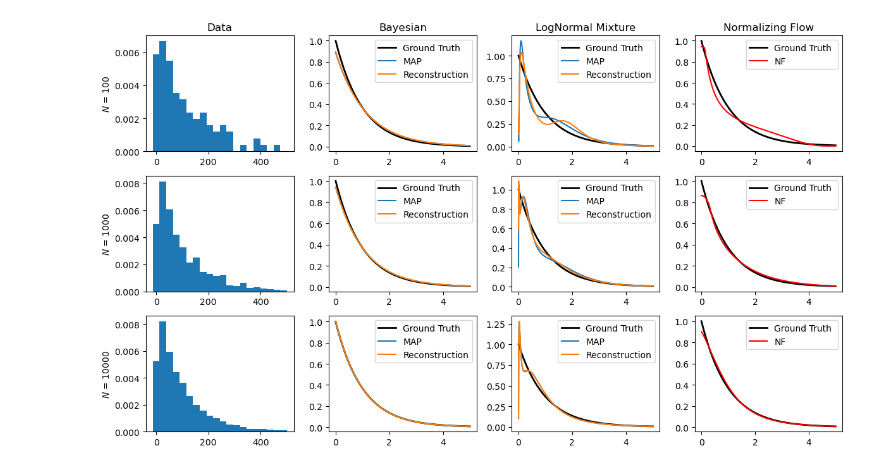
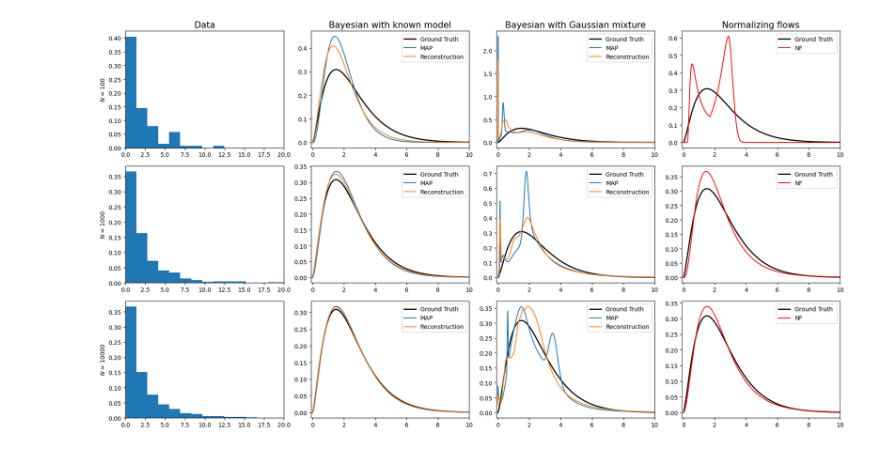
Before and after one commit to PessoaP/NFdeconvolve, a Jupyter notebook: F3.ipynb, the cells around one changed output. Drawn from its saved outputs; the diff is of its cells as text; code cells hidden in the pictures.

Commit message:
paper figures

```diff
--- a/F3.ipynb
+++ b/F3.ipynb
@@ -12 +9,4 @@ scale_gt=1
+# %%
+expo_scale = 1
+shape,scale=10/4,1
 # %%
@@ -19,13 +17,13 @@ p_gt = torch.exp(logprob_exp(xb,torch.tensor(scale_gt)))
 # %%
 def Bayes_fig(ax,N):
-    filename = 'models/prod_bayes_N_{}_{}_E_{}_datapoints{}.csv'.format(mu_a,sig_a,scale_gt,N)
-    scale,lps =  torch.tensor(pd.read_csv(filename).to_numpy()[:,1:].T)
+    filename = 'models/Prod_Bayes_N_{}_E_{}_G_{}_{}.csv'.format(N,expo_scale,shape,scale)
+    sps,scs,lps =  torch.tensor(pd.read_csv(filename).to_numpy()[:,1:].T)
 
     i = torch.argmax(lps)
-    p_map = torch.exp(logprob_exp(xb,scale[i]))
+    p_map = torch.exp(logprob_gamma(xb,sps[i],scs[i]))
 
 
-    logp = torch.logsumexp(torch.vstack([logprob_exp(xb,sc) for sc in scale]),axis=0)-torch.log(torch.tensor(len(lps))).to(device)
+    logp = torch.logsumexp(torch.vstack([logprob_gamma(xb,sp,sc) for (sp,sc) in zip(sps,scs)]),axis=0)-torch.log(torch.tensor(len(lps))).to(device)
     p = torch.exp(logp)
 
     ax.plot(xb.cpu(),p_gt.cpu(),label='Ground Truth ', lw = 2.0,color='k')
@@ -33,15 +31,14 @@ def Bayes_fig(ax,N):
     ax.plot(xb.cpu(),p.cpu(),label='Reconstruction'.format(KL(p_gt,p,xb)))
     ax.legend()
 
-def logprob_mixlognormal(x,mus,sigs,rhos):
-    return torch.logsumexp(logprob_gaussian(torch.log(x),mus.reshape(-1,1),sigs.reshape(-1,1))
-                           -torch.log(x)
-                           +torch.log(rhos.reshape(-1,1)),axis=0)
 
-def Mixture_fig(ax,N,Ncomp=5,burn=5000):
+
+def Mixture_fig(ax,N,Ncomp=20,burn=5000):
 
     logprob_mixgaussian = lambda x,mus,sigs,rhos:torch.logsumexp(logprob_gaussian(x,mus.reshape(-1,1),sigs.reshape(-1,1))+torch.log(rhos.reshape(-1,1)),axis=0)
-    filename = 'models/prod_bayes_WM_N_{}_{}_E_{}_datapoints{}.csv'.format(mu_a,sig_a,scale_gt,N)
+    logprob_mixlognormal = lambda x,mus,sigs,rhos: logprob_mixgaussian(torch.log(x),mus,sigs,rhos)-torch.log(x)
+
+    filename = 'models/Prod_NPBayes_N_{}_E_{}_G_{}_{}.csv'.format(N,expo_scale,shape,scale)
     g = pd.read_csv(filename).to_numpy()[:,1:]
     thetas,lps = torch.tensor(g[burn:,:-1]),torch.tensor(g[burn:,-1])
 
@@ -60,24 +57,29 @@ def Mixture_fig(ax,N,Ncomp=5,burn=5000):
 
 
 def NF_fig(ax,N):
-    model = nf_library.NormalizingFlow_sim(device)
-    model.load_state_dict(torch.load('models/prod_nf_N_{}_{}_E_{}_datapoints{}.pt'.format(mu_a,sig_a,scale_gt,N).format(N)))
-    p_nf = torch.exp(model.log_prob(xb.reshape(-1,1))).detach()
+    model = nf_class.ProdDeconvolver(x,torch.distributions.Exponential(1))
+    model.load_state_dict(torch.load( 'models/Prod_nf_N_{}_E_{}_G_{}_{}'.format(N,expo_scale,shape,scale)+'datapoints_{}.pt'.format(N)))
+
+    p_nf = model.get_pdf(xb)[1]
     ax.plot(xb.cpu(),p_gt.cpu(),label='Ground Truth ', lw = 2.0,color='k')
     ax.plot(xb.cpu(),p_nf.cpu(),label='NF',color='r')
     ax.legend()
 # %%
-fig,axs = plt.subplots(3,4,figsize=(12,7))
+fig,axs = plt.subplots(3,4,figsize=(18,10))
 for (ax,N) in zip(axs,(100,1000,10000)):
     ax[0].hist(x[:N],density=True,bins=bins)
+    ax[0].set_xlim(0,20)
     Bayes_fig(ax[1],N)
+    ax[1].set_xlim(-.1,10)
     Mixture_fig(ax[2],N)
+    ax[2].set_xlim(-.1,10)
     NF_fig(ax[3],N)
+    ax[3].set_xlim(-.1,10)
 
     ax[0].set_ylabel(r'$N$ = {}'.format(N))
 
-[ax.set_title(tit) for (tit,ax) in zip(('Data', 'Bayesian', 'LogNormal Mixture', 'Normalizing Flow'), axs[0])]
+[ax.set_title(tit,fontsize=15) for (tit,ax) in zip(('Data', 'Bayesian with known model', 'Bayesian with Gaussian mixture', 'Normalizing flows'), axs[0])]
 plt.tight_layout()
-plt.savefig('graphs/fig3.png',dpi=300)
+plt.savefig('graphs/fig3.png',dpi=500)
 # %% [output]
-[figure, old version]
+[figure, new version]
```
Also changed, not shown: parts of 3 cells of this notebook, 12 other files.
